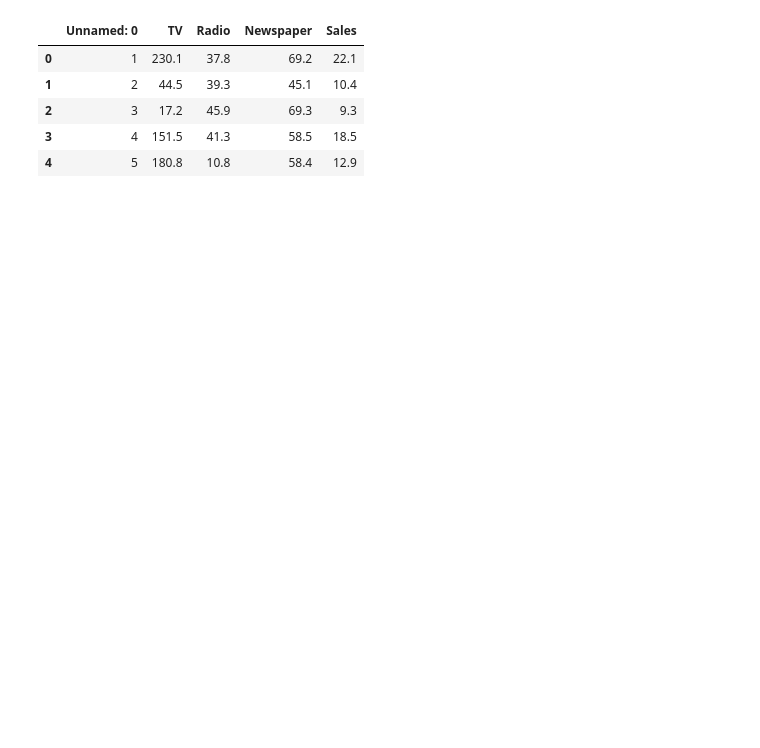
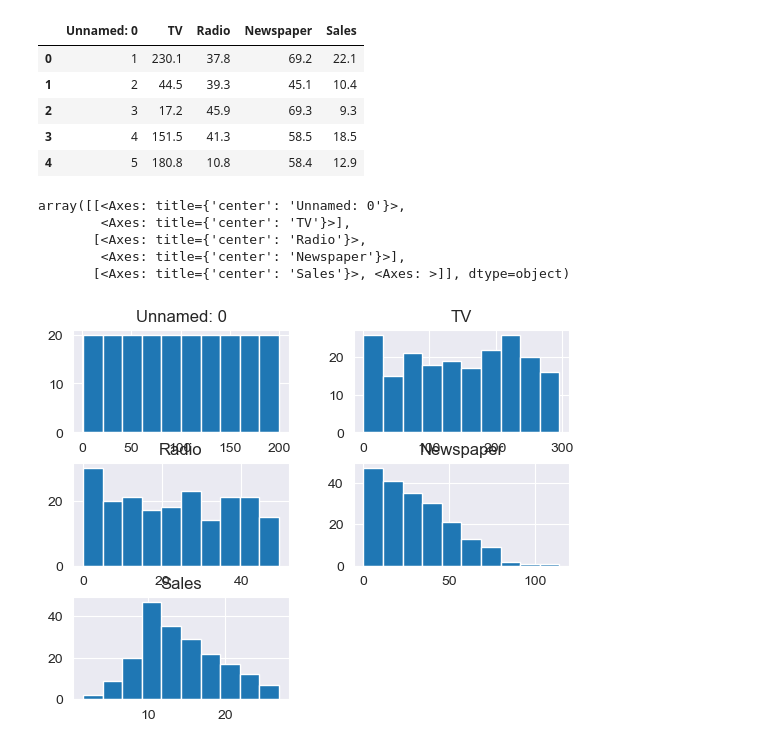
Before and after one commit to AleChiquito/MSc_AI_Projects, a Jupyter notebook: Deep_learning/Exercises/Advertising/regression_lineal.ipynb, the cells around one changed output. Saved outputs shown, nothing was run; the diff lists cells and outputs as text; code cells hidden in the pictures; blank space fills up the shorter version.

```diff
--- a/Deep_learning/Exercises/Advertising/regression_lineal.ipynb
+++ b/Deep_learning/Exercises/Advertising/regression_lineal.ipynb
@@ -11,3 +17,12 @@ data.head()
 | 2 | 3 | 17.2 | 45.9 | 69.3 | 9.3 |
 | 3 | 4 | 151.5 | 41.3 | 58.5 | 18.5 |
 | 4 | 5 | 180.8 | 10.8 | 58.4 | 12.9 |
+# %%
+data.hist()
+# %% [output]
+array([[<Axes: title={'center': 'Unnamed: 0'}>,
+        <Axes: title={'center': 'TV'}>],
+       [<Axes: title={'center': 'Radio'}>,
+        <Axes: title={'center': 'Newspaper'}>],
+       [<Axes: title={'center': 'Sales'}>, <Axes: >]], dtype=object)
+[figure, added]
```
Also changed, not shown: parts of 11 cells of this notebook, 11 other files.
